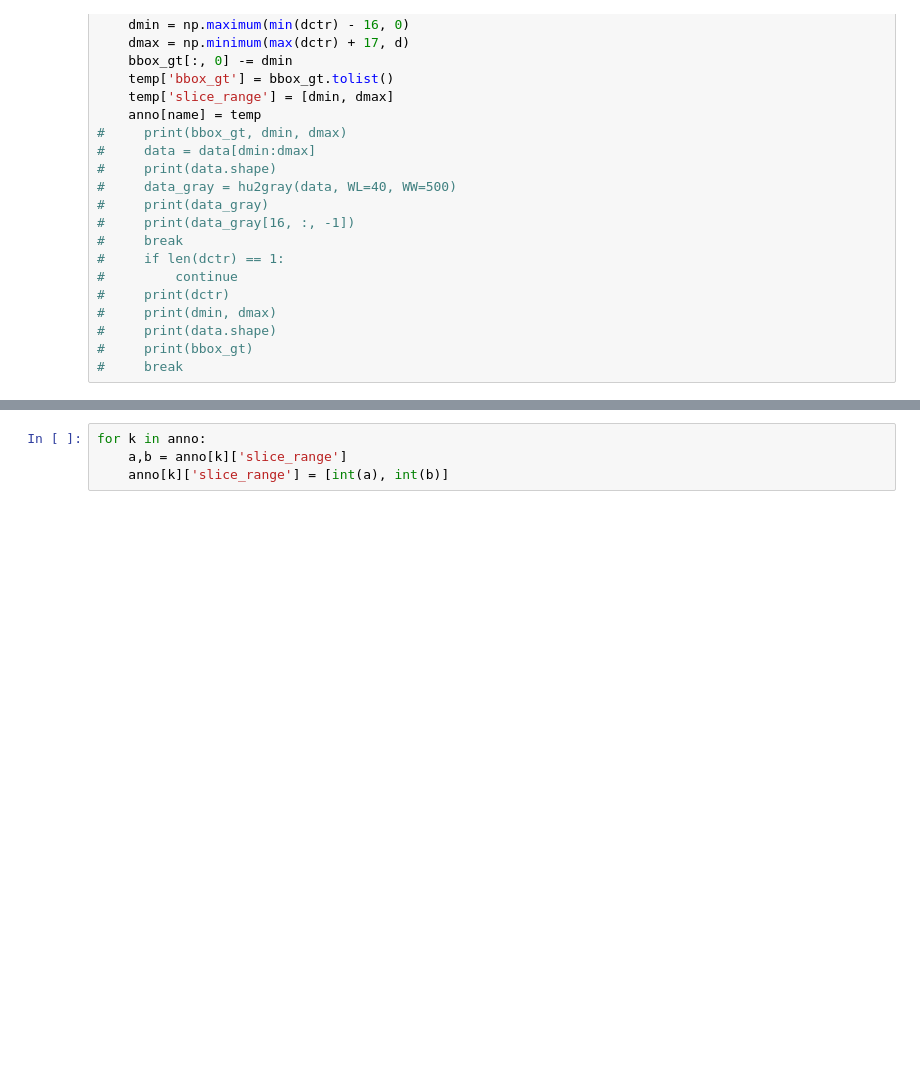
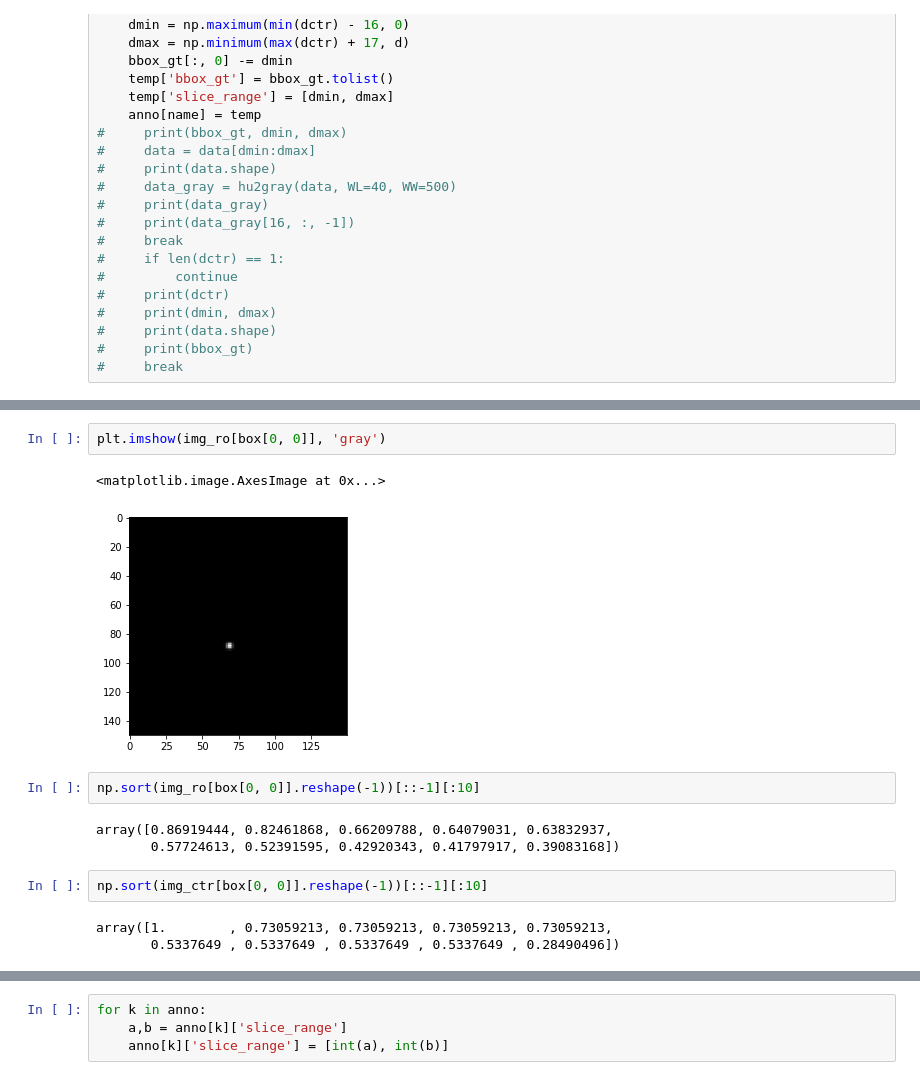
Before and after one commit to jixiaw/lesion_detection, a Jupyter notebook: preprocess.ipynb, the cells around one changed output, grey strips where cells are left out. Drawn from its saved outputs; the diff is of its cells as text; blank space fills up the shorter version.

```diff
--- a/preprocess.ipynb
+++ b/preprocess.ipynb
@@ -74,0 +84,15 @@ NameError: name 'anno' is not defined
+# %%
+plt.imshow(img_ro[box[0, 0]], 'gray')
+# %% [output]
+<matplotlib.image.AxesImage at 0x...>
+[figure, added]
+# %%
+np.sort(img_ro[box[0, 0]].reshape(-1))[::-1][:10]
+# %% [output]
+array([0.86919444, 0.82461868, 0.66209788, 0.64079031, 0.63832937,
+       0.57724613, 0.52391595, 0.42920343, 0.41797917, 0.39083168])
+# %%
+np.sort(img_ctr[box[0, 0]].reshape(-1))[::-1][:10]
+# %% [output]
+array([1.        , 0.73059213, 0.73059213, 0.73059213, 0.73059213,
+       0.5337649 , 0.5337649 , 0.5337649 , 0.5337649 , 0.28490496])
```
Also changed, not shown: parts of 13 cells of this notebook, 12 other files.
